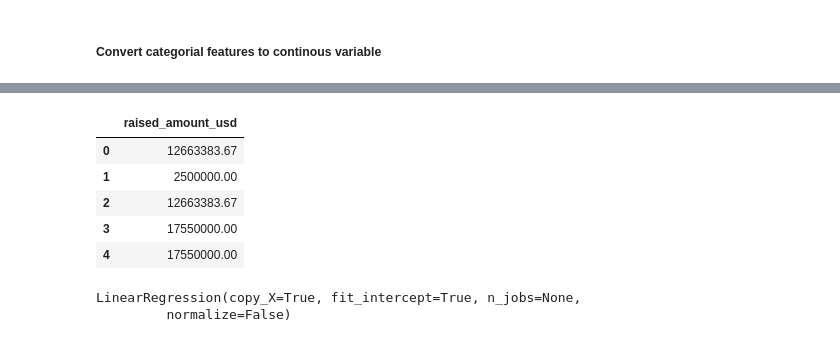
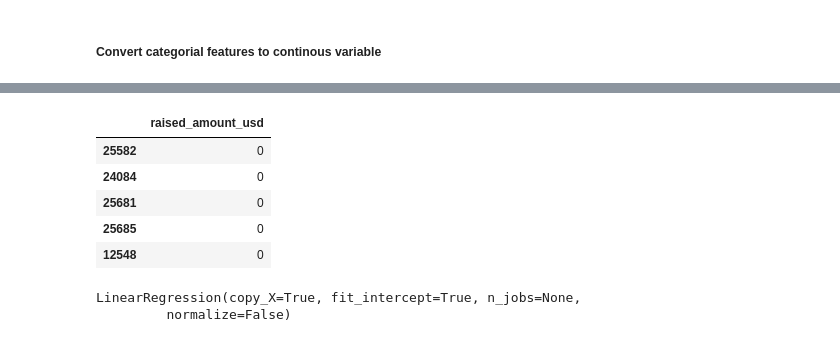
Before and after one commit to warriorgithub/datascience, a Jupyter notebook: projects/capstone/1/StartUpAnalysisModeling.ipynb, the cells around one changed output, grey strips where cells are left out. Cells and saved outputs as stored; diff of their text form; code cells hidden in the pictures.

```diff
--- a/projects/capstone/1/StartUpAnalysisModeling.ipynb
+++ b/projects/capstone/1/StartUpAnalysisModeling.ipynb
@@ -110,6 +110,8 @@ raised_amount_usd     26080 non-null float64
 funded_month          26080 non-null int64
 dtypes: float64(1), int64(2), object(8)
 memory usage: 2.4+ MB
+# %%
+filter_funds['raised_amount_usd'] = filter_funds['raised_amount_usd'].astype(int)
 # %% [markdown]
 
 ###### y = raised_amount_usd
@@ -149,13 +158,15 @@ X.head()
 # %%
-y = dummies.drop(X,axis=1)
+y = filter_funds.drop(['company_name','company_market', 'company_city', 'investor_name',
+    'investor_market', 'investor_city', 'funding_round_type',
+     'funded_quarter', 'funded_year', 'funded_month'],axis=1)
 y.head()
 # %% [output]
 |  | raised_amount_usd |
-| 0 | 12663383.67 |
-| 1 | 2500000.00 |
-| 2 | 12663383.67 |
-| 3 | 17550000.00 |
-| 4 | 17550000.00 |
+| 25582 | 0 |
+| 24084 | 0 |
+| 25681 | 0 |
+| 25685 | 0 |
+| 12548 | 0 |
 # %%
 lm.fit(X,y)
 # %% [output]
```
Also changed, not shown: parts of 23 cells of this notebook.
